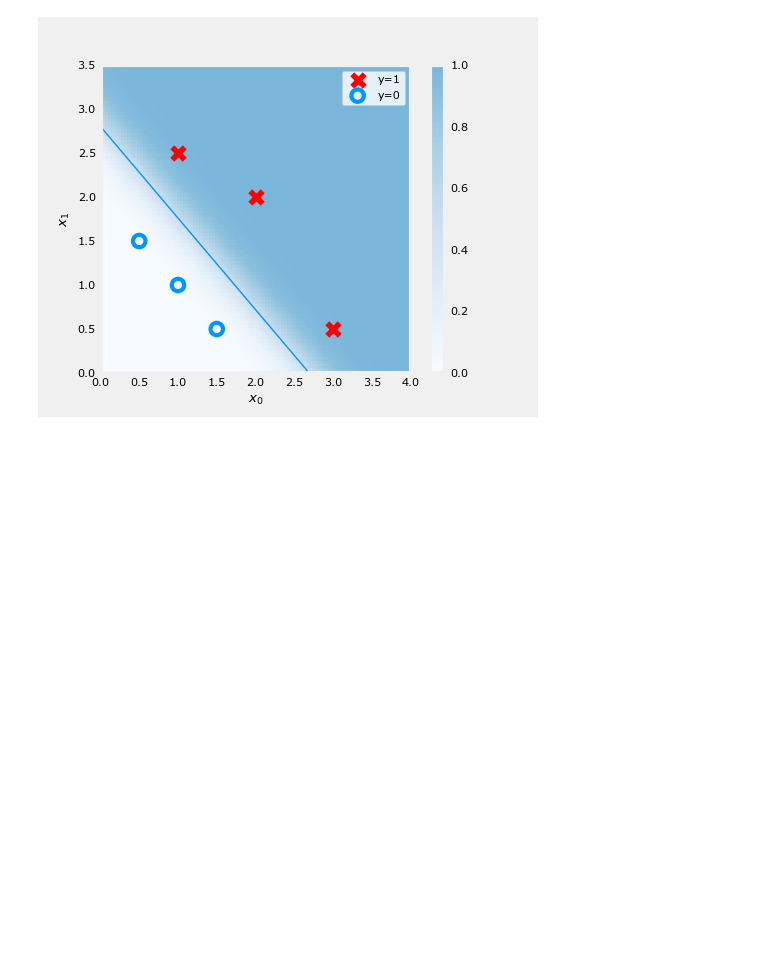
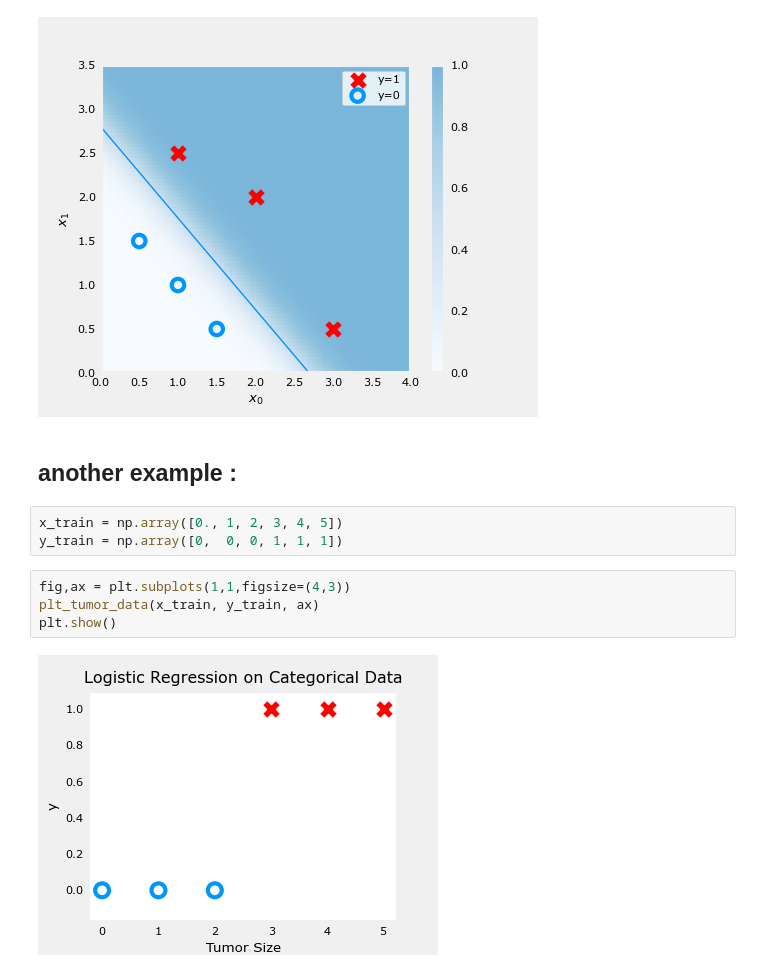
Before and after one commit to hiba77moh/logistic-regression--binary-classification-, a Jupyter notebook: 5-Gradient Descent.ipynb, the cells around one changed output. Drawn from its saved outputs; the diff is of its cells as text; blank space fills up the shorter version.

Commit message:
another data set example

```diff
--- a/5-Gradient Descent.ipynb
+++ b/5-Gradient Descent.ipynb
@@ -168,3 +168,14 @@ ax.plot([0,x0],[x1,0], c=dlc["dlblue"], lw=1)
 plt.show()
 # %% [output]
 [figure]
+# %% [markdown]
+## another example :
+# %%
+x_train = np.array([0., 1, 2, 3, 4, 5])
+y_train = np.array([0,  0, 0, 1, 1, 1])
+# %%
+fig,ax = plt.subplots(1,1,figsize=(4,3))
+plt_tumor_data(x_train, y_train, ax)
+plt.show()
+# %% [output]
+[figure, added]
```
Also changed, not shown: parts of 1 cell of this notebook.
